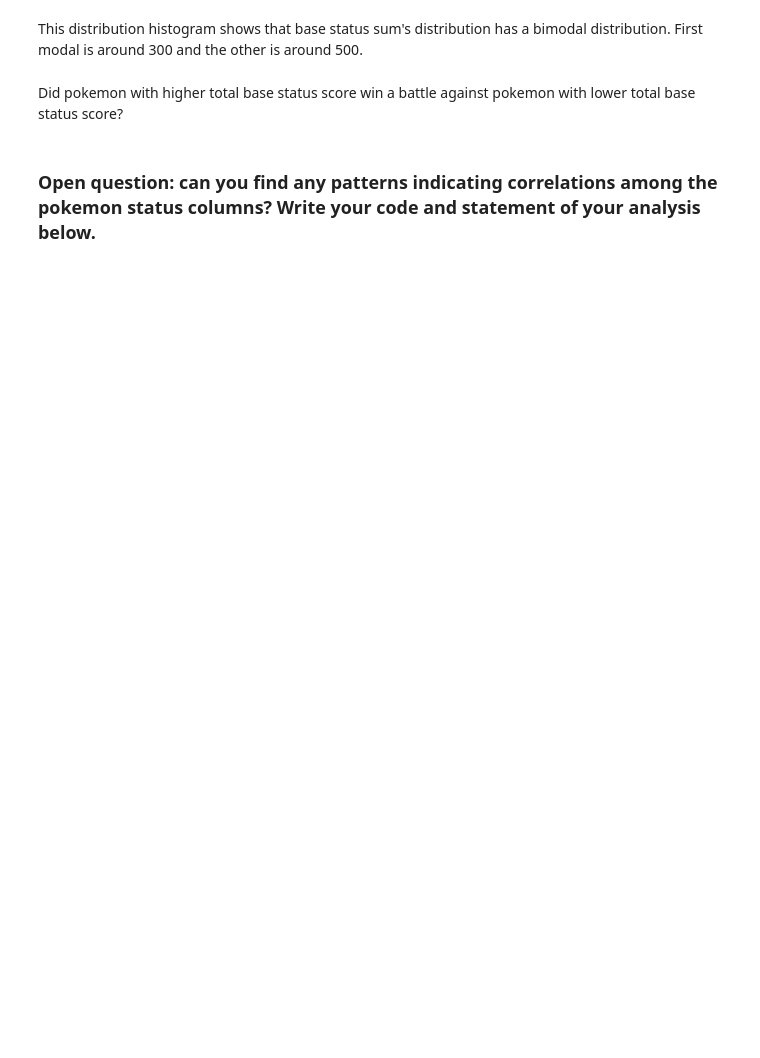
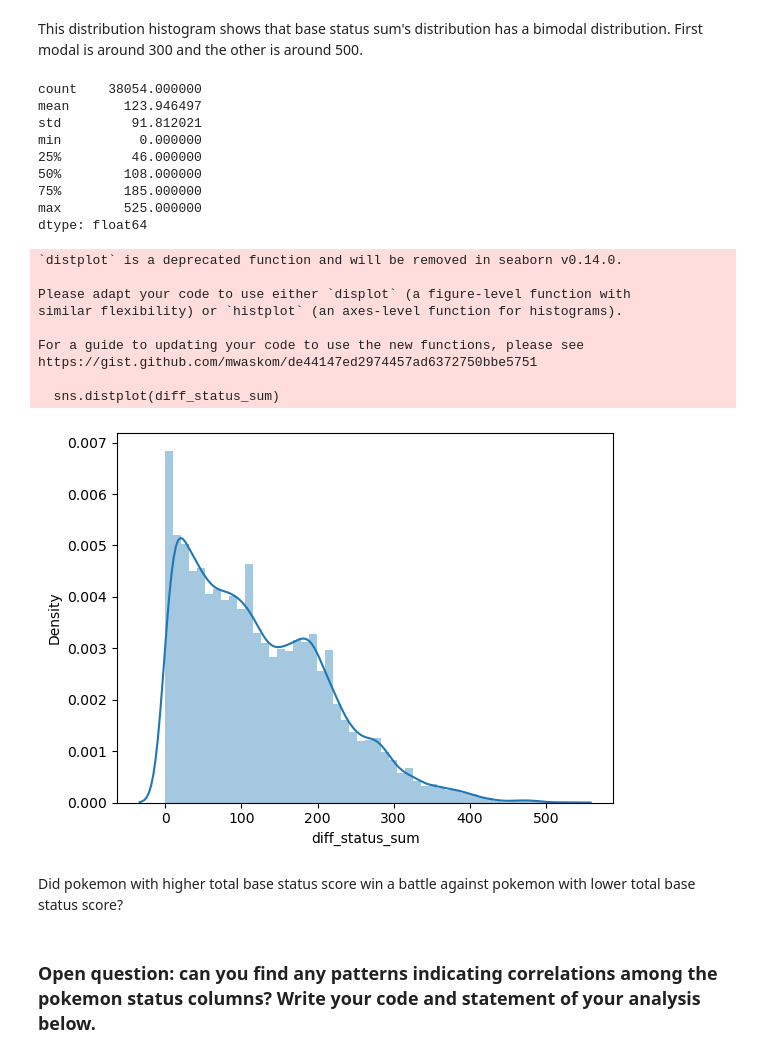
Before and after one commit to kevinmccall/cs4, a Jupyter notebook: project2/Pokemon Part II.ipynb, the cells around one changed output. Saved outputs shown, nothing was run; the diff lists cells and outputs as text; code cells hidden in the pictures; blank space fills up the shorter version.

Commit message:
camel up and pokemon

```diff
--- a/project2/Pokemon Part II.ipynb
+++ b/project2/Pokemon Part II.ipynb
@@ -16,5 +16,4 @@
 # %%
 import pandas as pd
 combats = pd.read_csv('input/combats.csv')
-pokemon = pd.read_csv('input/pokemon_1.csv')
-kev = pd.read_csv('input/kevin-pokemon-data.csv')
+pokemon = pd.read_csv('input/pokemon-merged.csv', index_col = 0) # contains pokemon_stats.csv
@@ -25,5 +36,8 @@ display(po)
 names_dict = dict(zip(pokemon['#'], pokemon['Name']))
 cols = ["First_pokemon","Second_pokemon","Winner"]
 combats_name = combats[cols].replace(names_dict)
-combats_name.head()
+a=combats["First_pokemon"].isin(pokemon["#"]) # get values in a series
+b=combats["Second_pokemon"].isin(pokemon["#"])
+# modify combats to contain same ids as pokemon
+combats=combats[a & b] # merge series of boolean values (bitwise and)
 # %% [output]
@@ -104,13 +161,33 @@ plt.show()
 This distribution histogram shows that base status sum's distribution has a bimodal distribution. First modal is around 300 and the other is around 500.
 # %%
 #Check the difference distribution of total base status in each combat
-status_sum_dict = dict(zip(pokemon['id'], pokemon['status_sum']))
+status_sum_dict = dict(zip(pokemon['#'], pokemon['status_sum']))
 combats_status_sum = combats[cols].replace(status_sum_dict)
 diff_status_sum = abs(combats_status_sum["First_pokemon"]-combats_status_sum["Second_pokemon"])
 print(diff_status_sum.describe())
 sns.distplot(diff_status_sum)
 plt.xlabel("diff_status_sum")
 plt.show()
+# %% [output]
+count    38054.000000
+mean       123.946497
+std         91.812021
+min          0.000000
+25%         46.000000
+50%        108.000000
+75%        185.000000
+max        525.000000
+dtype: float64
+`distplot` is a deprecated function and will be removed in seaborn v0.14.0.
+
+Please adapt your code to use either `displot` (a figure-level function with
+similar flexibility) or `histplot` (an axes-level function for histograms).
+
+For a guide to updating your code to use the new functions, please see
+https://gist.github.com/mwaskom/de44147ed2974457ad6372750bbe5751
+
+  sns.distplot(diff_status_sum)
+[figure, added]
 # %% [markdown]
 Did pokemon with higher total base status score win a battle against pokemon with lower total base status score?
 # %%
```
Also changed, not shown: parts of 18 cells of this notebook, 1 other file.
